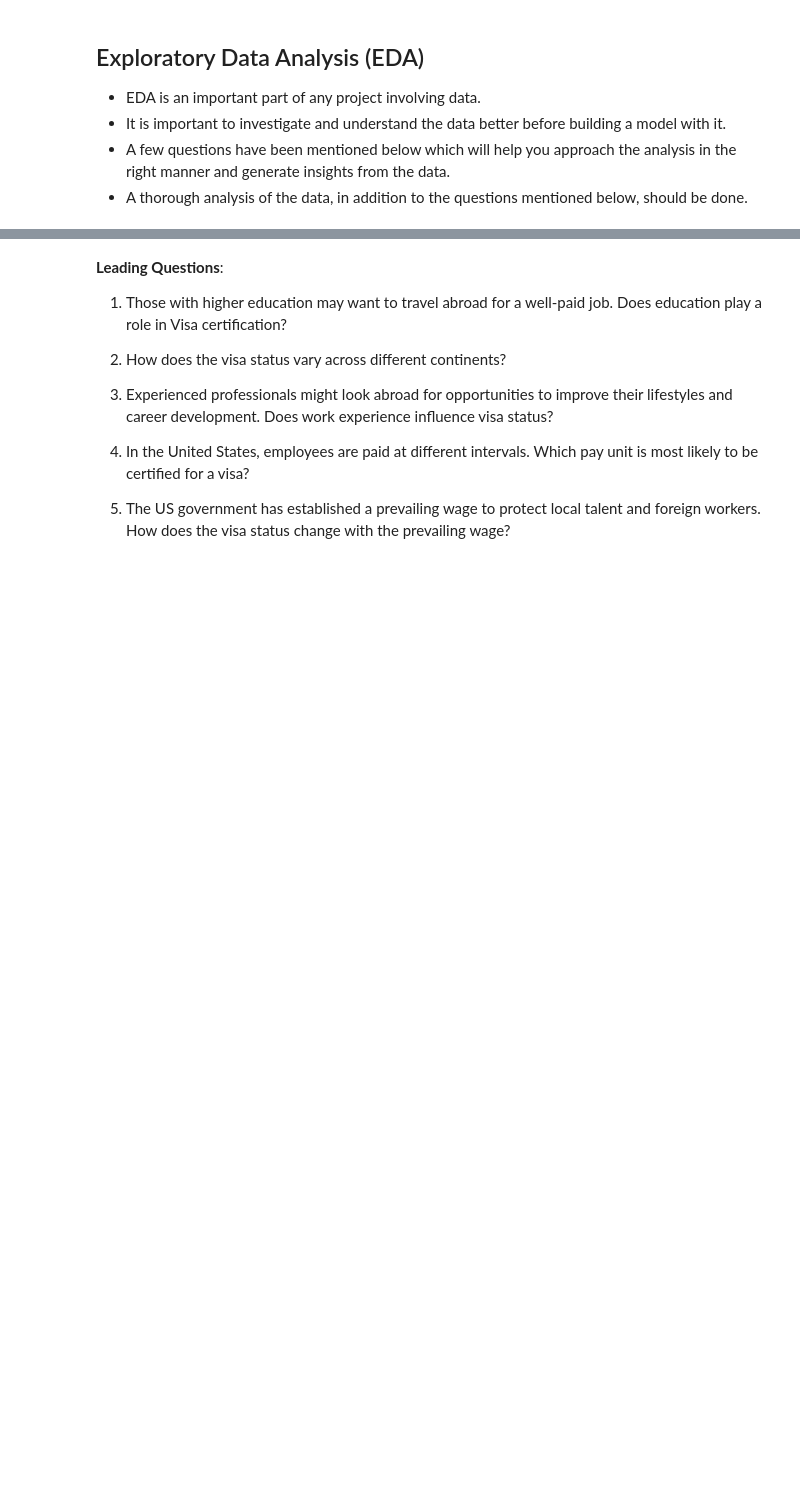
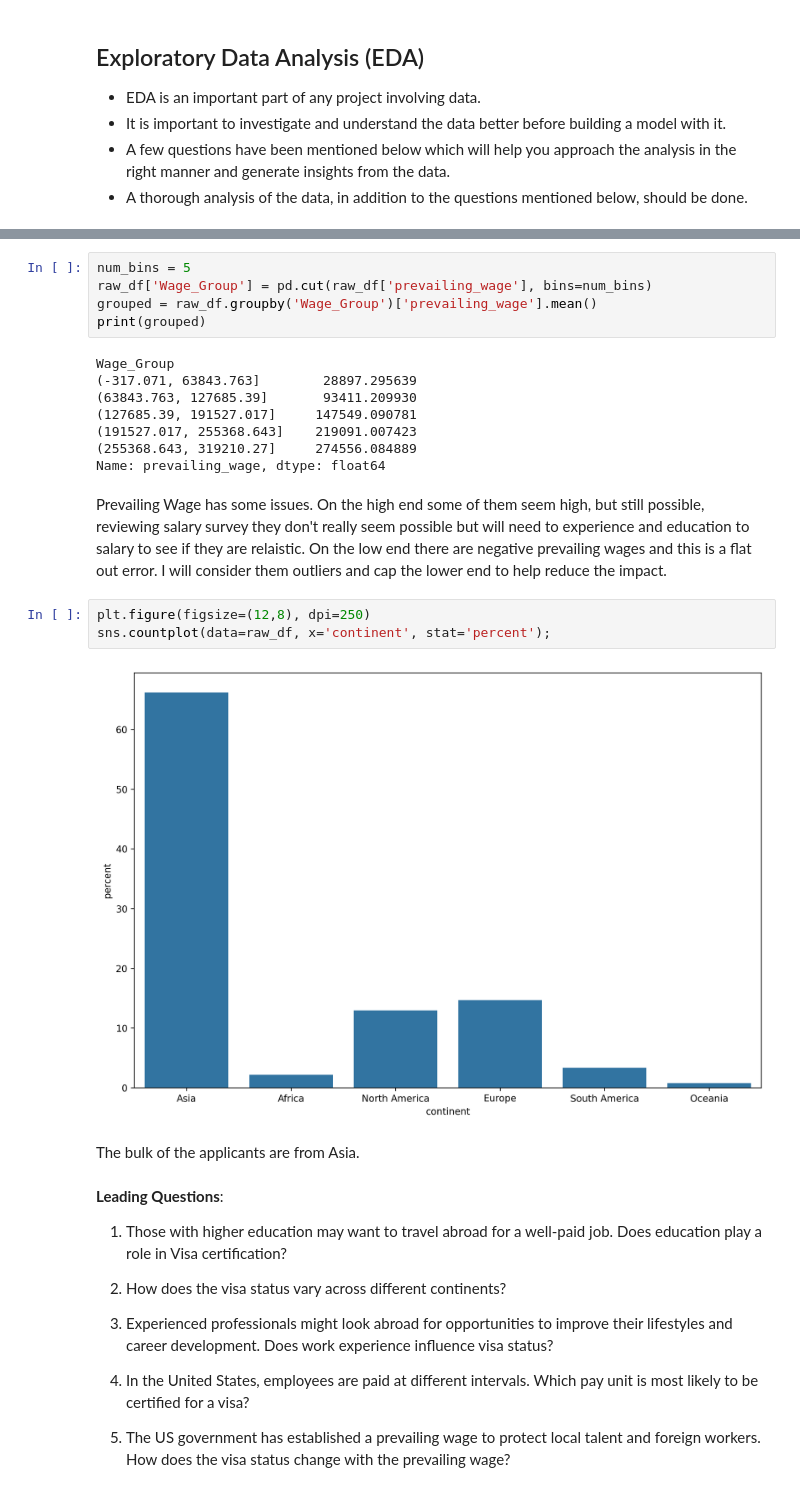
Before and after one commit to cmurray4492/PythonProjects, a Jupyter notebook: UT_Austin/Ensemble/Craig_Murray_DSBA_Project_ET_EasyVisa_Fullcode.ipynb, the cells around one changed output, grey strips where cells are left out. Saved outputs shown, nothing was run; the diff lists cells and outputs as text; blank space fills up the shorter version.

```diff
--- a/UT_Austin/Ensemble/Craig_Murray_DSBA_Project_ET_EasyVisa_Fullcode.ipynb
+++ b/UT_Austin/Ensemble/Craig_Murray_DSBA_Project_ET_EasyVisa_Fullcode.ipynb
@@ -154,3 +335,25 @@ A couple of items of concern here. First, the minimum number of employees at one
+# %%
+num_bins = 5
+raw_df['Wage_Group'] = pd.cut(raw_df['prevailing_wage'], bins=num_bins)
+grouped = raw_df.groupby('Wage_Group')['prevailing_wage'].mean()
+print(grouped)
+# %% [output]
+Wage_Group
+(-317.071, 63843.763]        28897.295639
+(63843.763, 127685.39]       93411.209930
+(127685.39, 191527.017]     147549.090781
+(191527.017, 255368.643]    219091.007423
+(255368.643, 319210.27]     274556.084889
+Name: prevailing_wage, dtype: float64
+# %% [markdown]
+Prevailing Wage has some issues. On the high end some of them seem high, but still possible, reviewing salary survey they don't really seem possible but will need to experience and education to salary to see if they are relaistic. On the low end there are negative prevailing wages and this is a flat out error. I will consider them outliers and cap the lower end to help reduce the impact.
+# %%
+plt.figure(figsize=(12,8), dpi=250)
+sns.countplot(data=raw_df, x='continent', stat='percent');
+# %% [output]
+[figure, added]
+# %% [markdown]
+The bulk of the applicants are from Asia.
 # %% [markdown]
 **Leading Questions**:
 1. Those with higher education may want to travel abroad for a well-paid job. Does education play a role in Visa certification?
```
Also changed, not shown: parts of 12 cells of this notebook, 2 other files.
